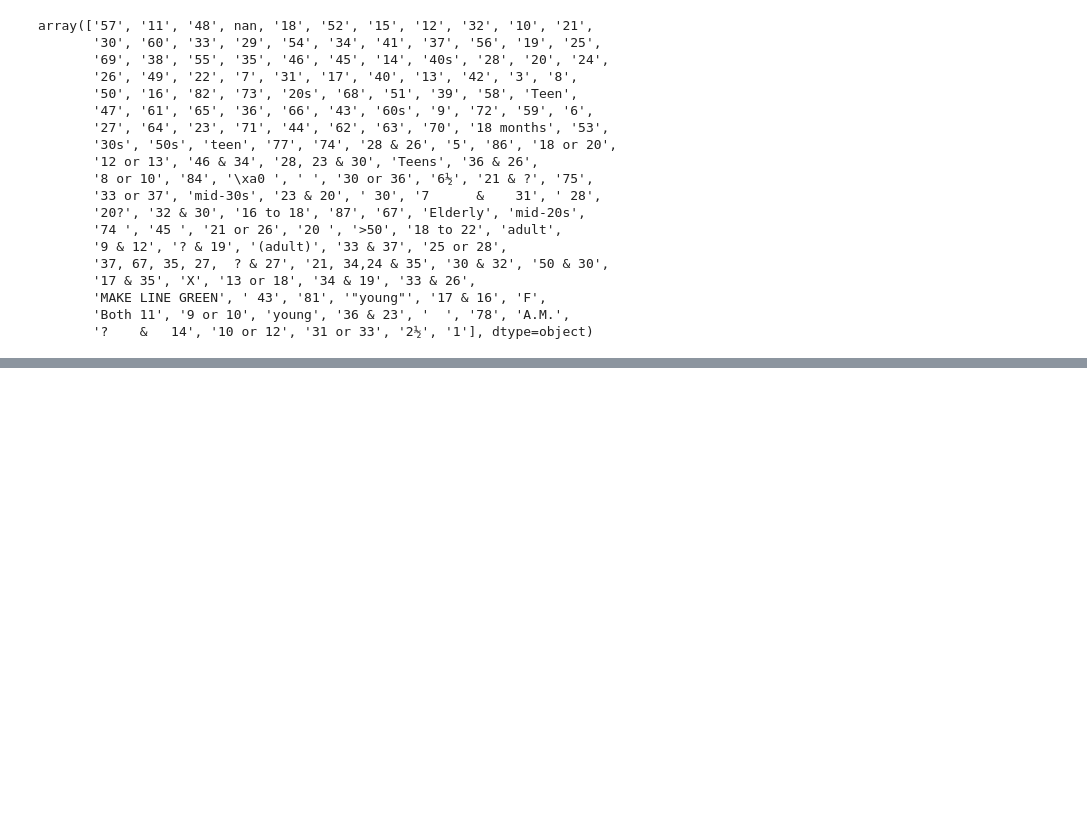
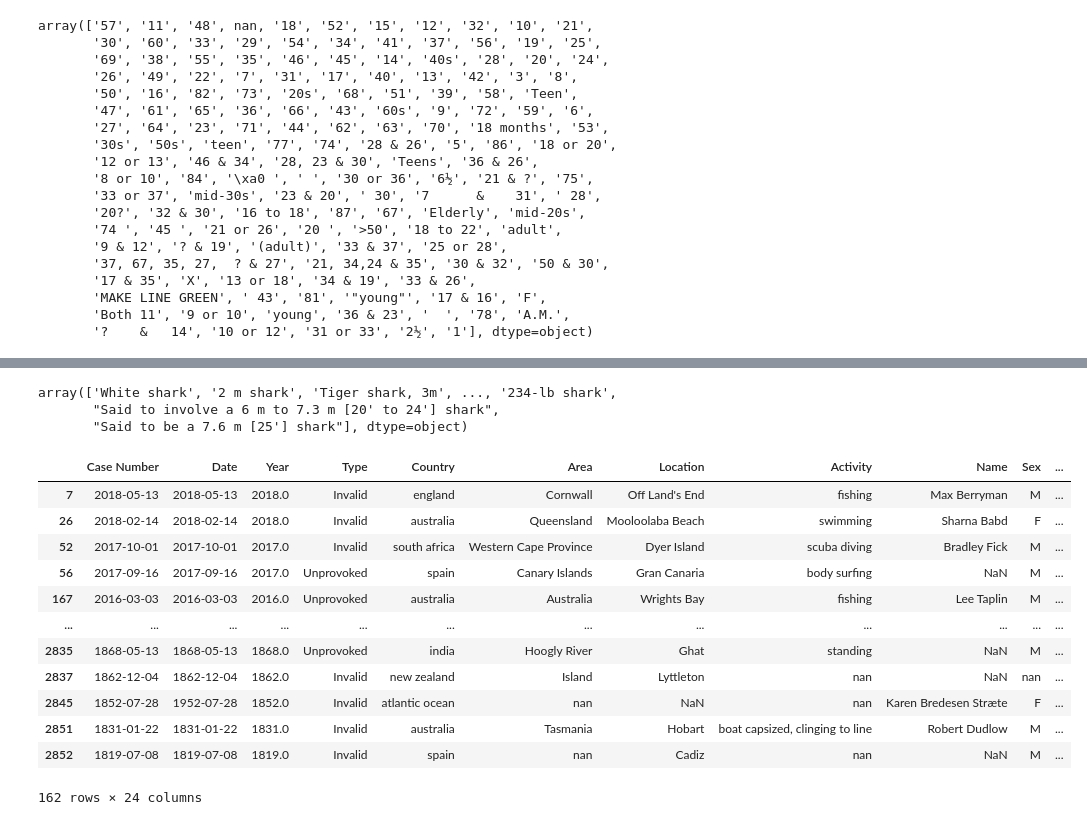
Before and after one commit to BorjaDorado/Shark_Attacks, a Jupyter notebook: sharks_attack.ipynb, the cells around one changed output, grey strips where cells are left out. Cells and saved outputs as stored; diff of their text form; code cells hidden in the pictures; blank space fills up the shorter version.

```diff
--- a/sharks_attack.ipynb
+++ b/sharks_attack.ipynb
@@ -912,0 +964,3 @@ Name: Time, dtype: object
+# %%
+df['Species '] = np.where(df['Species '].isin(['Shark involvement prior to death was not confirmed', 'Shark involvement not confirmed', 'Shark involvement prior to death unconfirmed', 'Shark involvement prior to death unconfired', 'Shark involvement not confirmed, injury may be due to a stingray', 'Questionable']), np.nan, df['Species '])
+df['Species '].value_counts()
@@ -912,0 +1031,2 @@ Name: Time, dtype: object
+# %%
+df = df.dropna(subset=['Species ']) # Elimina todas las filas que contengan valores nulos en la columna Species del df
@@ -912,0 +1037,2 @@ Name: Time, dtype: object
+# %%
+df.reset_index(drop=True, inplace=True)
@@ -912,0 +1074,6 @@ Name: Time, dtype: object
+# %%
+df['Species '].unique()
+# %% [output]
+array(['White shark', '2 m shark', 'Tiger shark, 3m', ..., '234-lb shark',
+       "Said to involve a 6 m to 7.3 m [20' to 24'] shark",
+       "Said to be a 7.6 m [25'] shark"], dtype=object)
@@ -912,0 +1082,17 @@ Name: Time, dtype: object
+# %%
+rows_no_shark = df[~df['Species '].str.contains('shark|Shark', case=False)] # analiza las filas en las que no aparece la palabra Tiburón
+rows_no_shark
+# %% [output]
+|  | Case Number | Date | Year | Type | Country | Area | Location | Activity | Name | Sex | ... |
+| 7 | 2018-05-13 | 2018-05-13 | 2018.0 | Invalid | england | Cornwall | Off Land's End | fishing | Max Berryman | M | ... |
+| 26 | 2018-02-14 | 2018-02-14 | 2018.0 | Invalid | australia | Queensland | Mooloolaba Beach | swimming | Sharna Babd | F | ... |
+| 52 | 2017-10-01 | 2017-10-01 | 2017.0 | Invalid | south africa | Western Cape Province | Dyer Island | scuba diving | Bradley Fick | M | ... |
+| 56 | 2017-09-16 | 2017-09-16 | 2017.0 | Unprovoked | spain | Canary Islands | Gran Canaria | body surfing | NaN | M | ... |
+| 167 | 2016-03-03 | 2016-03-03 | 2016.0 | Unprovoked | australia | Australia | Wrights Bay | fishing | Lee Taplin | M | ... |
+| ... | ... | ... | ... | ... | ... | ... | ... | ... | ... | ... | ... |
+| 2835 | 1868-05-13 | 1868-05-13 | 1868.0 | Unprovoked | india | Hoogly River | Ghat | standing | NaN | M | ... |
+| 2837 | 1862-12-04 | 1862-12-04 | 1862.0 | Invalid | new zealand | Island | Lyttleton | nan | NaN | nan | ... |
+| 2845 | 1852-07-28 | 1952-07-28 | 1852.0 | Invalid | atlantic ocean | nan | NaN | nan | Karen Bredesen Stræte | F | ... |
+| 2851 | 1831-01-22 | 1831-01-22 | 1831.0 | Invalid | australia | Tasmania | Hobart | boat capsized, clinging to line | Robert Dudlow | M | ... |
+| 2852 | 1819-07-08 | 1819-07-08 | 1819.0 | Invalid | spain | nan | Cadiz | nan | NaN | M | ... |
+162 rows × 24 columns
```
Also changed, not shown: parts of 96 cells of this notebook.
